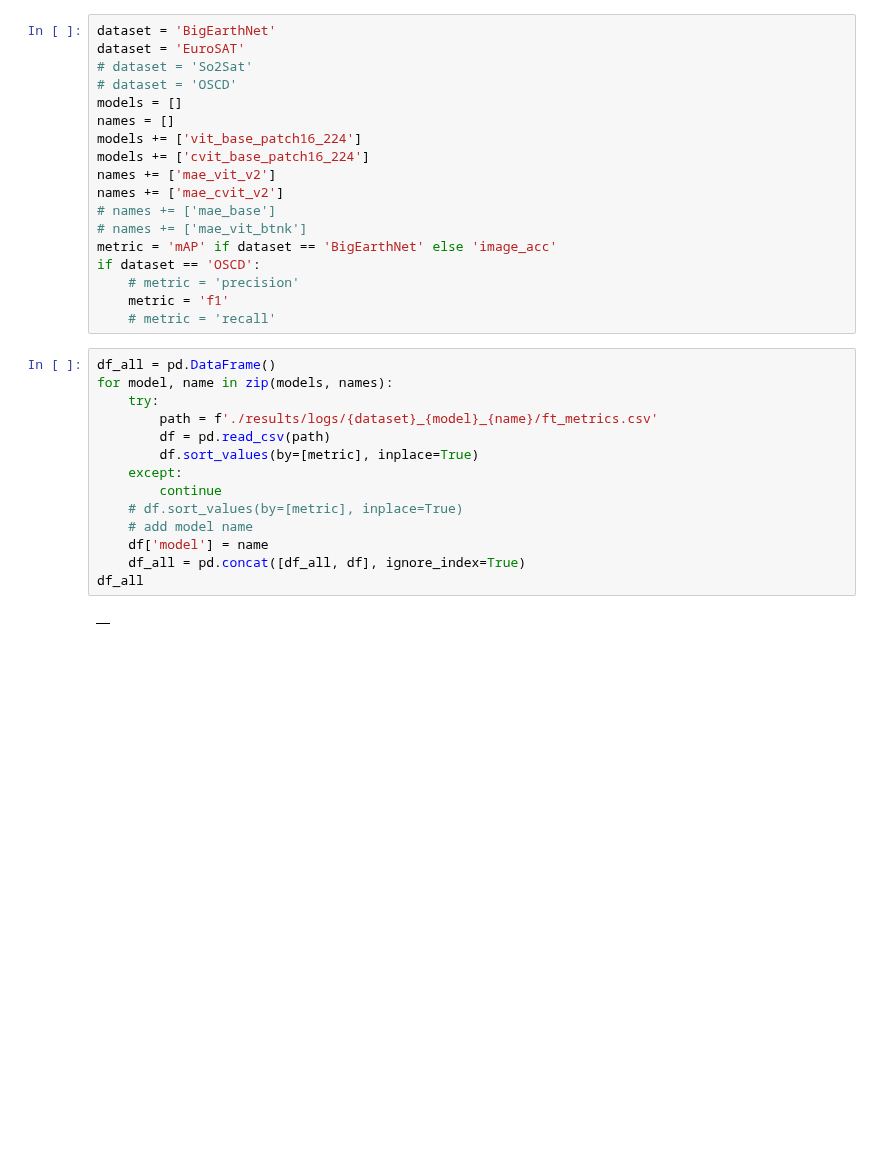
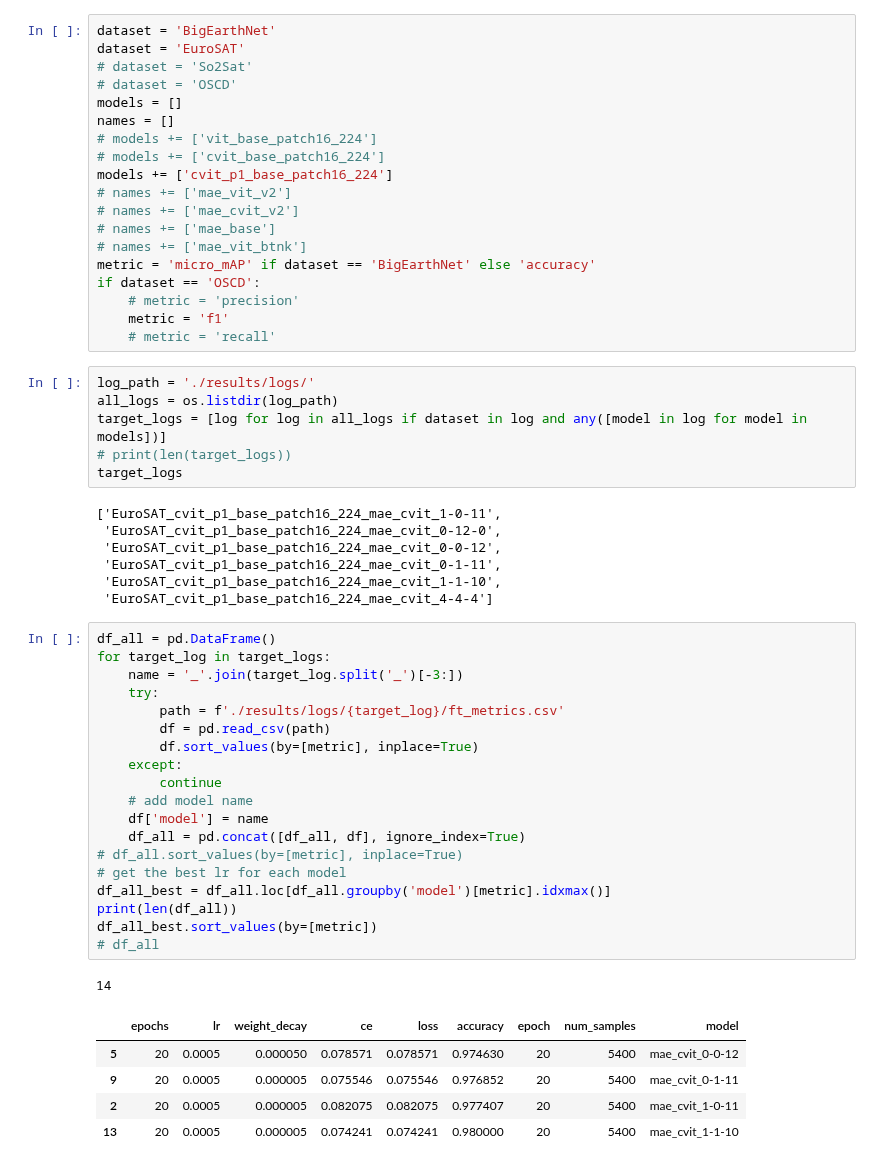
Before and after one commit to uiuctml/GeospatialFM, a Jupyter notebook: collect_results.ipynb, the cells around one changed output. Saved outputs shown, nothing was run; the diff lists cells and outputs as text; blank space fills up the shorter version.

```diff
--- a/collect_results.ipynb
+++ b/collect_results.ipynb
@@ -9,31 +10,55 @@ dataset = 'EuroSAT'
 # dataset = 'OSCD'
 models = []
 names = []
-models += ['vit_base_patch16_224']
-models += ['cvit_base_patch16_224']
-names += ['mae_vit_v2']
-names += ['mae_cvit_v2']
+# models += ['vit_base_patch16_224']
+# models += ['cvit_base_patch16_224']
+models += ['cvit_p1_base_patch16_224']
+# names += ['mae_vit_v2']
+# names += ['mae_cvit_v2']
 # names += ['mae_base']
 # names += ['mae_vit_btnk']
-metric = 'mAP' if dataset == 'BigEarthNet' else 'image_acc'
+metric = 'micro_mAP' if dataset == 'BigEarthNet' else 'accuracy'
 if dataset == 'OSCD':
     # metric = 'precision'
     metric = 'f1'
     # metric = 'recall'
+# %%
+log_path = './results/logs/'
+all_logs = os.listdir(log_path)
+target_logs = [log for log in all_logs if dataset in log and any([model in log for model in models])]
+# print(len(target_logs))
+target_logs
+# %% [output]
+['EuroSAT_cvit_p1_base_patch16_224_mae_cvit_1-0-11',
+ 'EuroSAT_cvit_p1_base_patch16_224_mae_cvit_0-12-0',
+ 'EuroSAT_cvit_p1_base_patch16_224_mae_cvit_0-0-12',
+ 'EuroSAT_cvit_p1_base_patch16_224_mae_cvit_0-1-11',
+ 'EuroSAT_cvit_p1_base_patch16_224_mae_cvit_1-1-10',
+ 'EuroSAT_cvit_p1_base_patch16_224_mae_cvit_4-4-4']
 # %%
 df_all = pd.DataFrame()
-for model, name in zip(models, names):
+for target_log in target_logs:
+    name = '_'.join(target_log.split('_')[-3:])
     try:
-        path = f'./results/logs/{dataset}_{model}_{name}/ft_metrics.csv'
+        path = f'./results/logs/{target_log}/ft_metrics.csv'
         df = pd.read_csv(path)
         df.sort_values(by=[metric], inplace=True)
     except:
         continue
-    # df.sort_values(by=[metric], inplace=True)
     # add model name
     df['model'] = name
     df_all = pd.concat([df_all, df], ignore_index=True)
-df_all
+# df_all.sort_values(by=[metric], inplace=True)
+# get the best lr for each model
+df_all_best = df_all.loc[df_all.groupby('model')[metric].idxmax()]
+print(len(df_all))
+df_all_best.sort_values(by=[metric])
+# df_all
 # %% [output]
+14
-|  |
+|  | epochs | lr | weight_decay | ce | loss | accuracy | epoch | num_samples | model |
+| 5 | 20 | 0.0005 | 0.000050 | 0.078571 | 0.078571 | 0.974630 | 20 | 5400 | mae_cvit_0-0-12 |
+| 9 | 20 | 0.0005 | 0.000005 | 0.075546 | 0.075546 | 0.976852 | 20 | 5400 | mae_cvit_0-1-11 |
+| 2 | 20 | 0.0005 | 0.000005 | 0.082075 | 0.082075 | 0.977407 | 20 | 5400 | mae_cvit_1-0-11 |
+| 13 | 20 | 0.0005 | 0.000005 | 0.074241 | 0.074241 | 0.980000 | 20 | 5400 | mae_cvit_1-1-10 |
 # %%
```
Also changed, not shown: parts of 4 cells of this notebook, 5 other files.
